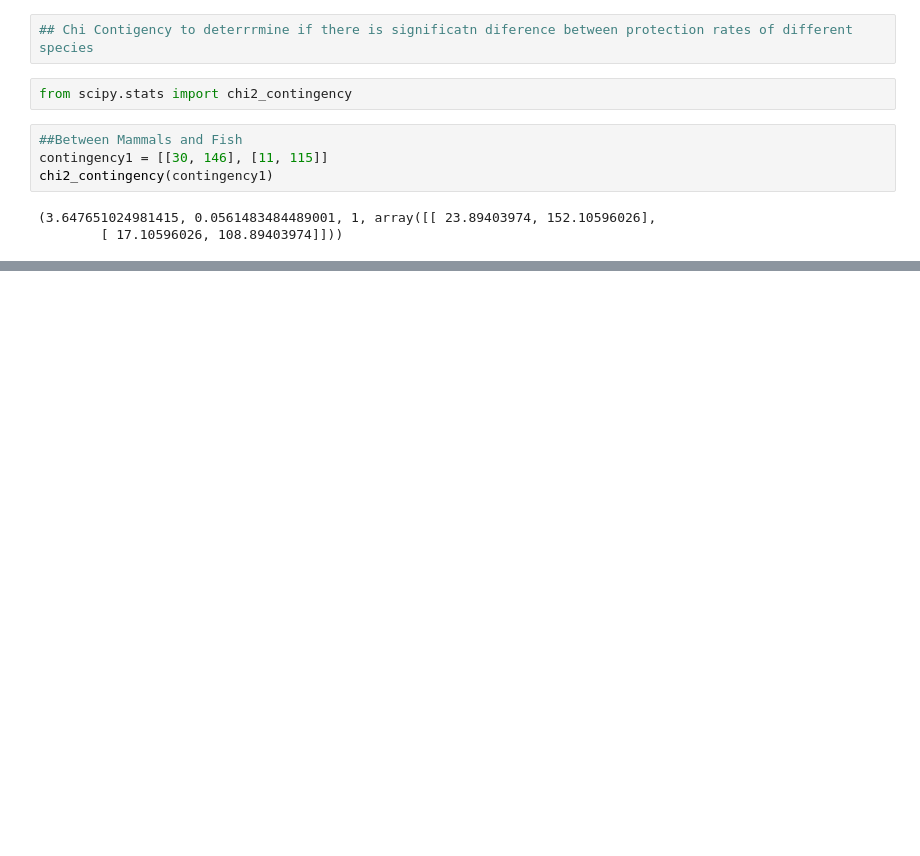
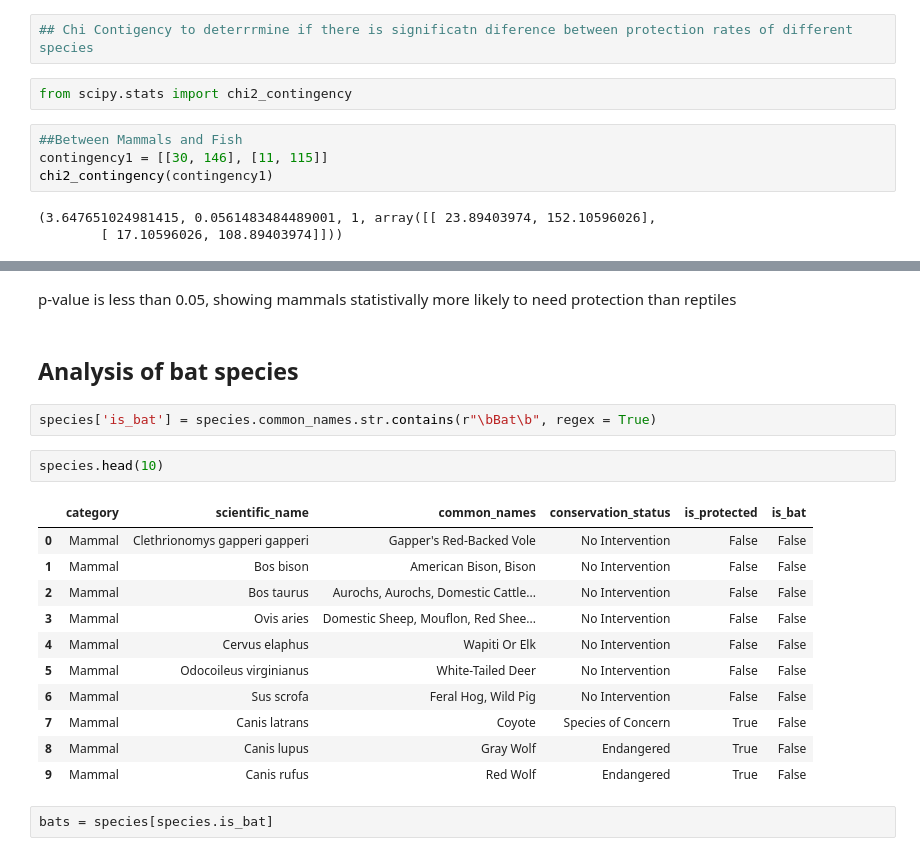
Before and after one commit to jamietsadler/biodiversity, a Jupyter notebook: biodiversity.ipynb, the cells around one changed output, grey strips where cells are left out. Cells and saved outputs as stored; diff of their text form; blank space fills up the shorter version.

```diff
--- a/biodiversity.ipynb
+++ b/biodiversity.ipynb
@@ -178,0 +190,22 @@ chi2_contingency(contingency1)
+# %% [markdown]
+p-value is less than 0.05, showing mammals statistivally more likely to need protection than reptiles
+# %% [markdown]
+## Analysis of bat species
+# %%
+species['is_bat'] = species.common_names.str.contains(r"\bBat\b", regex = True)
+# %%
+species.head(10)
+# %% [output]
+|  | category | scientific_name | common_names | conservation_status | is_protected | is_bat |
+| 0 | Mammal | Clethrionomys gapperi gapperi | Gapper's Red-Backed Vole | No Intervention | False | False |
+| 1 | Mammal | Bos bison | American Bison, Bison | No Intervention | False | False |
+| 2 | Mammal | Bos taurus | Aurochs, Aurochs, Domestic Cattle... | No Intervention | False | False |
+| 3 | Mammal | Ovis aries | Domestic Sheep, Mouflon, Red Shee... | No Intervention | False | False |
+| 4 | Mammal | Cervus elaphus | Wapiti Or Elk | No Intervention | False | False |
+| 5 | Mammal | Odocoileus virginianus | White-Tailed Deer | No Intervention | False | False |
+| 6 | Mammal | Sus scrofa | Feral Hog, Wild Pig | No Intervention | False | False |
+| 7 | Mammal | Canis latrans | Coyote | Species of Concern | True | False |
+| 8 | Mammal | Canis lupus | Gray Wolf | Endangered | True | False |
+| 9 | Mammal | Canis rufus | Red Wolf | Endangered | True | False |
+# %%
+bats = species[species.is_bat]
```
Also changed, not shown: parts of 9 cells of this notebook.
